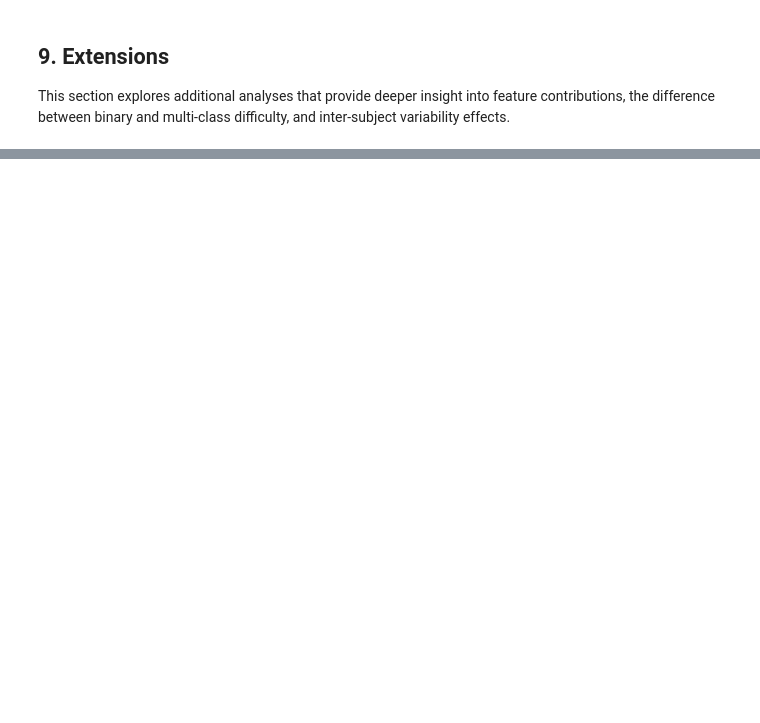
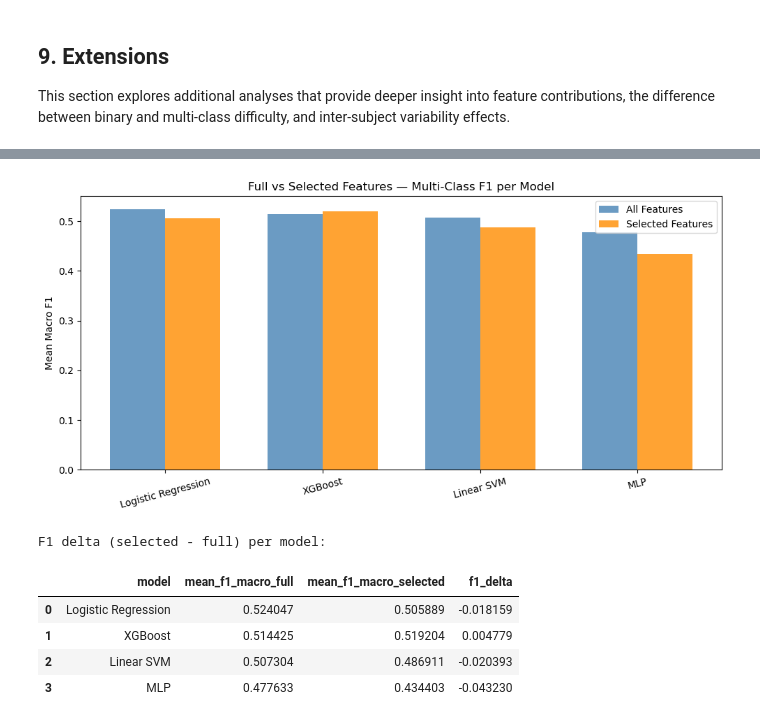
Before and after one commit to LouieDaans232345/healthcare-project, a Jupyter notebook: modeling copy 2.ipynb, the cells around one changed output, grey strips where cells are left out. Drawn from its saved outputs; the diff is of its cells as text; code cells hidden in the pictures; blank space fills up the shorter version.

```diff
--- a/modeling copy 2.ipynb
+++ b/modeling copy 2.ipynb
@@ -1018,12 +946,33 @@ plt.show()
 # %%
-### 9.2 Binary vs Multi-Class Comparison
+### 9.2 Full vs Selected Features Comparison
 
-comparison = combined[['model', 'mean_f1_macro_multi', 'mean_f1_macro_binary']].copy()
-comparison.columns = ['model', 'f1_multi', 'f1_binary']
-comparison['delta'] = comparison['f1_binary'] - comparison['f1_multi']
+fig, ax = plt.subplots(figsize=(10, 5))
+x = np.arange(len(comp_multi))
+width = 0.35
+ax.bar(x - width/2, comp_multi['mean_f1_macro_full'],
+       width, label='All Features', color='steelblue', alpha=0.8)
+ax.bar(x + width/2, comp_multi['mean_f1_macro_selected'],
+       width, label='Selected Features', color='darkorange', alpha=0.8)
+ax.set_xticks(x)
+ax.set_xticklabels(comp_multi['model'], rotation=15)
+ax.set_ylabel('Mean Macro F1')
+ax.set_title('Full vs Selected Features — Multi-Class F1 per Model')
+ax.legend()
+plt.tight_layout()
+plt.savefig('results_loso/figs/full_vs_selected_f1.png', dpi=140)
+plt.show()
 
-print('Binary vs Multi-class F1 Comparison:')
-display(comparison.sort_values('delta', ascending=False))
+print("\nF1 delta (selected - full) per model:")
+display(comp_multi[['model', 'mean_f1_macro_full',
+                     'mean_f1_macro_selected', 'f1_delta']])
+# %% [output]
+[figure, added]
+F1 delta (selected - full) per model:
+|  | model | mean_f1_macro_full | mean_f1_macro_selected | f1_delta |
+| 0 | Logistic Regression | 0.524047 | 0.505889 | -0.018159 |
+| 1 | XGBoost | 0.514425 | 0.519204 | 0.004779 |
+| 2 | Linear SVM | 0.507304 | 0.486911 | -0.020393 |
+| 3 | MLP | 0.477633 | 0.434403 | -0.043230 |
 # %%
 ### 9.3 Inter-Subject Variability vs Performance
 
```
Also changed, not shown: parts of 13 cells of this notebook, 2 other files.
